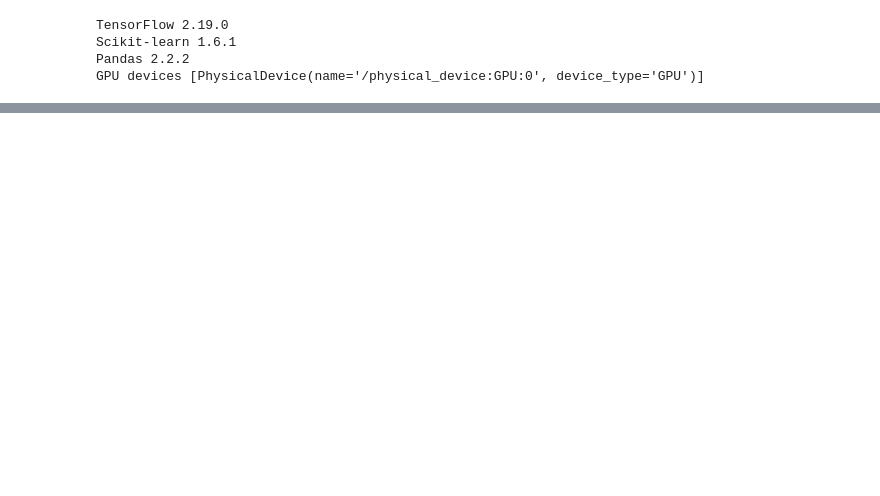
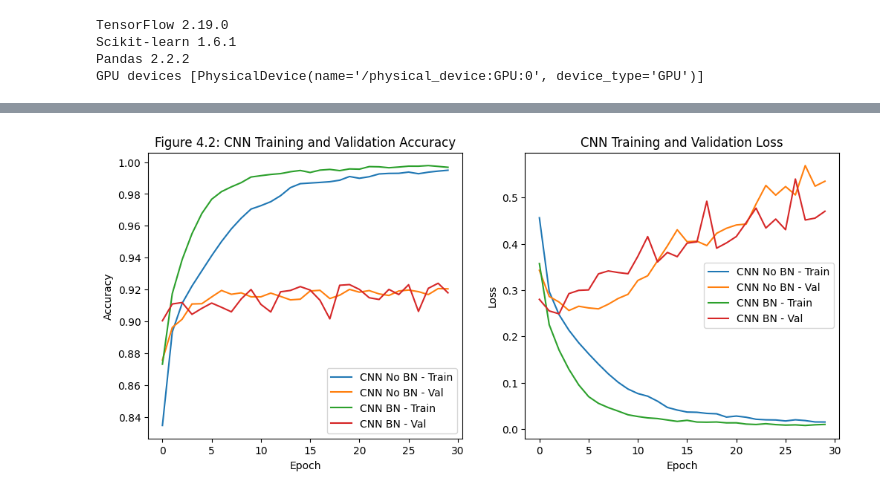
Before and after one commit to TheRufael/CS770-Assignments, a Jupyter notebook: Assignment_Three_Q4.ipynb, the cells around one changed output, grey strips where cells are left out. Saved outputs shown, nothing was run; the diff lists cells and outputs as text; code cells hidden in the pictures; blank space fills up the shorter version.

```diff
--- a/Assignment_Three_Q4.ipynb
+++ b/Assignment_Three_Q4.ipynb
@@ -359,0 +394,32 @@ Epoch 30/30
+# %%
+# ===============================
+# Figure 4.2 — CNN Learning Curves
+# ===============================
+
+plt.figure(figsize=(12,5))
+
+# Accuracy
+plt.subplot(1,2,1)
+plt.plot(hist_cnn_no_bn.history["accuracy"], label="CNN No BN - Train")
+plt.plot(hist_cnn_no_bn.history["val_accuracy"], label="CNN No BN - Val")
+plt.plot(hist_cnn_bn.history["accuracy"], label="CNN BN - Train")
+plt.plot(hist_cnn_bn.history["val_accuracy"], label="CNN BN - Val")
+plt.title("Figure 4.2: CNN Training and Validation Accuracy")
+plt.xlabel("Epoch")
+plt.ylabel("Accuracy")
+plt.legend()
+
+# Loss
+plt.subplot(1,2,2)
+plt.plot(hist_cnn_no_bn.history["loss"], label="CNN No BN - Train")
+plt.plot(hist_cnn_no_bn.history["val_loss"], label="CNN No BN - Val")
+plt.plot(hist_cnn_bn.history["loss"], label="CNN BN - Train")
+plt.plot(hist_cnn_bn.history["val_loss"], label="CNN BN - Val")
+plt.title("CNN Training and Validation Loss")
+plt.xlabel("Epoch")
+plt.ylabel("Loss")
+plt.legend()
+
+plt.show()
+# %% [output]
+[figure, added]
```
Also changed, not shown: parts of 3 cells of this notebook.
